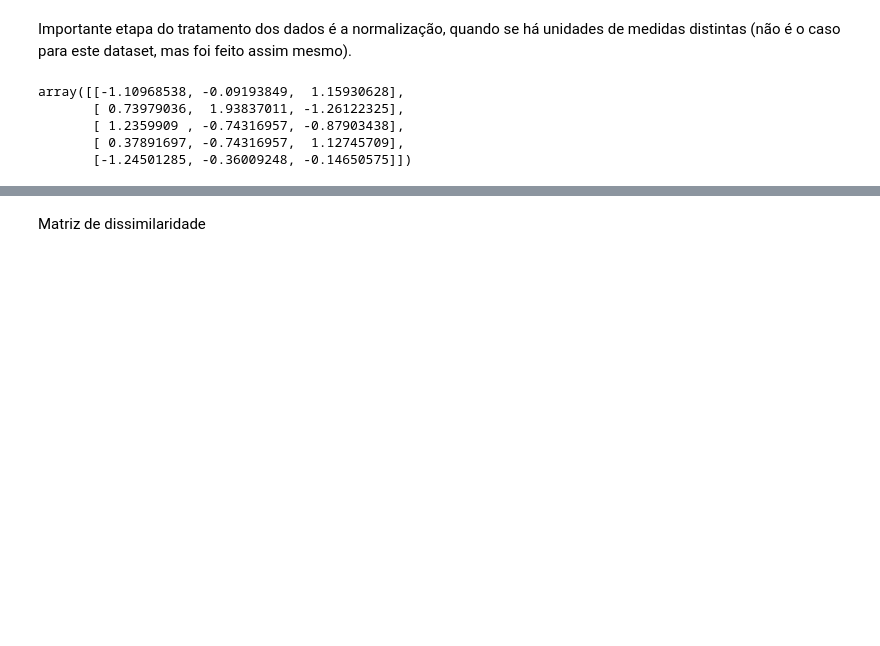
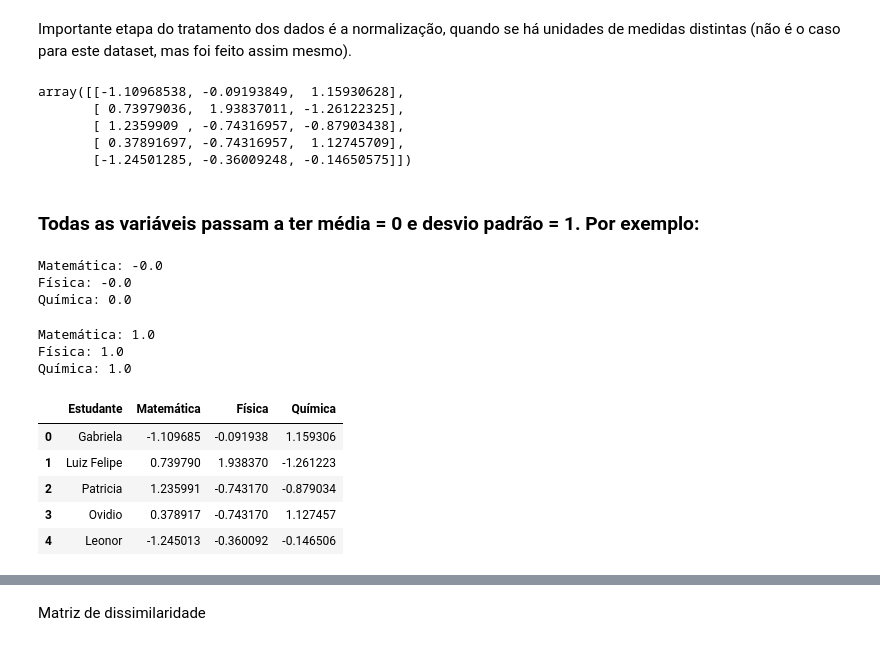
Before and after one commit to PericlesSavio/datascience, a Jupyter notebook: MBA em Data Science e Analytics/Agrupamento Hierárquico/Notas.ipynb, the cells around one changed output, grey strips where cells are left out. Saved outputs shown, nothing was run; the diff lists cells and outputs as text; code cells hidden in the pictures; blank space fills up the shorter version.

```diff
--- a/MBA em Data Science e Analytics/Agrupamento Hierárquico/Notas.ipynb
+++ b/MBA em Data Science e Analytics/Agrupamento Hierárquico/Notas.ipynb
@@ -76,3 +76,5 @@ array([[-1.10968538, -0.09193849,  1.15930628],
 import pandas as pd #biblioteca que manipula dataframes
 vestibular_normalizado_df = pd.DataFrame(vestibular_normalizado, columns = ['Matemática','Física','Química'])
 vestibular_normalizado_df = pd.concat([vestibular_df[['Estudante']], vestibular_normalizado_df], axis=1) #concatenar dataframes
+# %% [markdown]
+### Todas as variáveis passam a ter média = 0 e desvio padrão = 1. Por exemplo:
@@ -79,3 +83,26 @@ vestibular_normalizado_df = pd.concat([vestibular_df[['Estudante']], vestibular_
+# %%
+for i in vestibular_normalizado_df.columns[1:]:
+    print(i+':', vestibular_normalizado_df[i].mean().round())
+# %% [output]
+Matemática: -0.0
+Física: -0.0
+Química: 0.0
+# %%
+for i in vestibular_normalizado_df.columns[1:]:
+    print(i+':', vestibular_normalizado_df[i].std().round())
+# %% [output]
+Matemática: 1.0
+Física: 1.0
+Química: 1.0
+# %%
+vestibular_normalizado_df
+# %% [output]
+|  | Estudante | Matemática | Física | Química |
+| 0 | Gabriela | -1.109685 | -0.091938 | 1.159306 |
+| 1 | Luiz Felipe | 0.739790 | 1.938370 | -1.261223 |
+| 2 | Patricia | 1.235991 | -0.743170 | -0.879034 |
+| 3 | Ovidio | 0.378917 | -0.743170 | 1.127457 |
+| 4 | Leonor | -1.245013 | -0.360092 | -0.146506 |
 # %%
 #plotar o bloxplot das disiplinas
 import plotly.graph_objects as go
```
Also changed, not shown: parts of 6 cells of this notebook, 3 other files.
